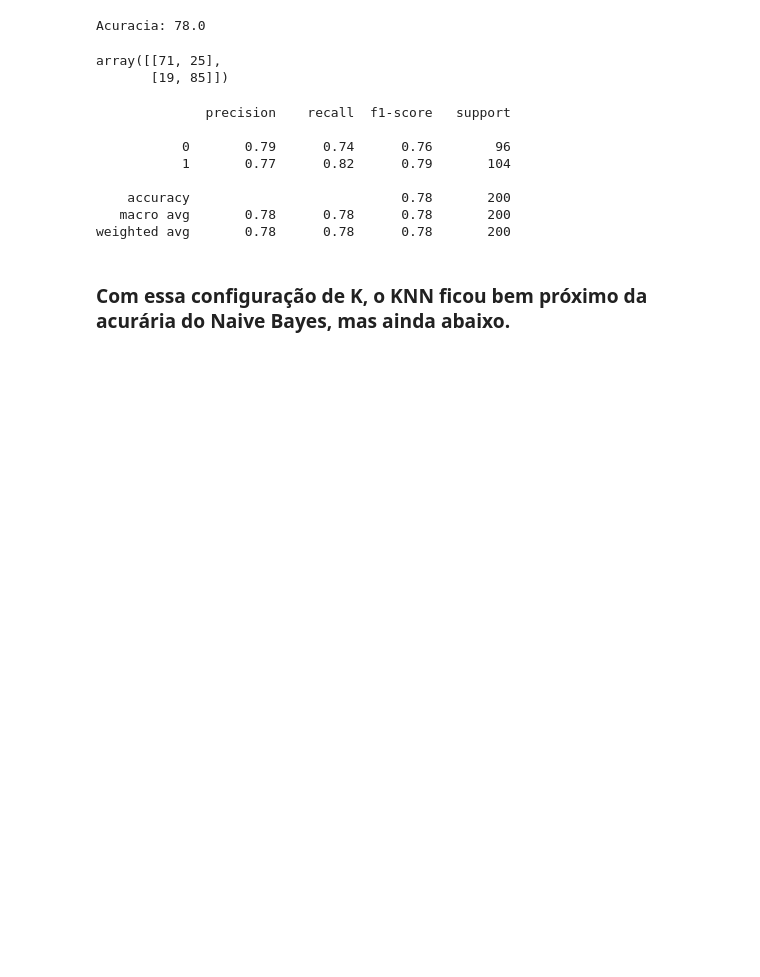
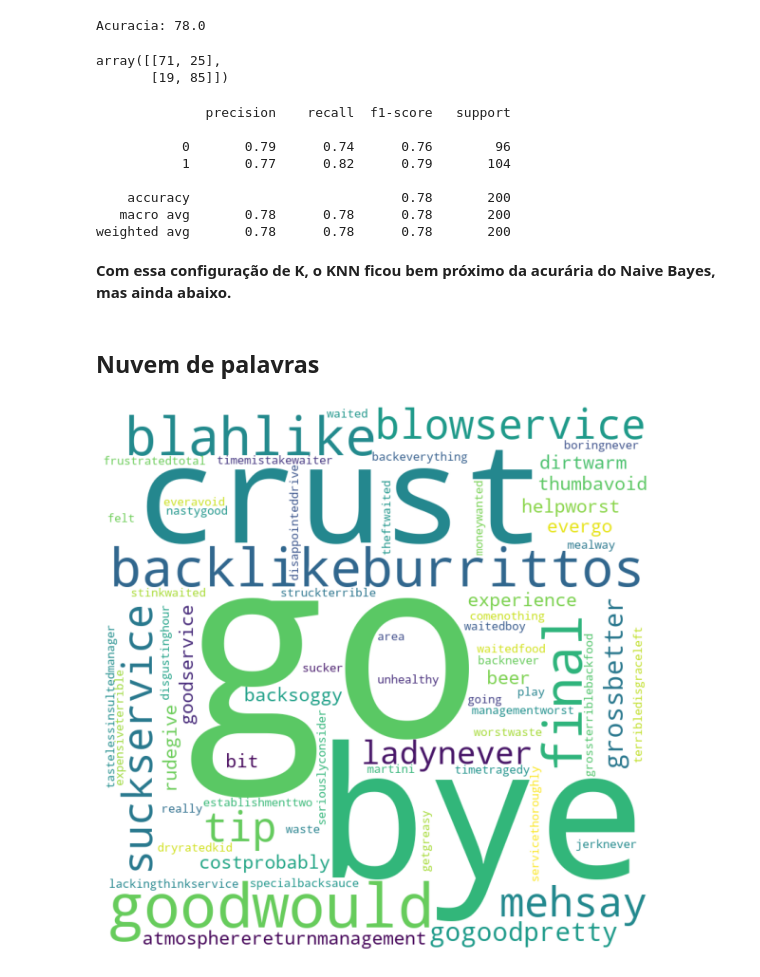
Before and after one commit to almirei/CatolicaSCMachineLearning, a Jupyter notebook: Aula4_NB_Restaurant_Reviews.ipynb, the cells around one changed output. Drawn from its saved outputs; the diff is of its cells as text; code cells hidden in the pictures; blank space fills up the shorter version.

```diff
--- a/Aula4_NB_Restaurant_Reviews.ipynb
+++ b/Aula4_NB_Restaurant_Reviews.ipynb
@@ -271,4 +269,32 @@ print(report)
    macro avg       0.78      0.78      0.78       200
 weighted avg       0.78      0.78      0.78       200
 # %% [markdown]
-### **Com essa configuração de K, o KNN ficou bem próximo da acurária do Naive Bayes, mas ainda abaixo.**
+**Com essa configuração de K, o KNN ficou bem próximo da acurária do Naive Bayes, mas ainda abaixo.**
+# %% [markdown]
+## **Nuvem de palavras**
+# %%
+# Filtrando por conceitos negativos e expressado com menos de 30 caracteres
+dfnegshort = df[(df['Liked'] == 0) & (df.Review.str.len() <= 30)].reset_index()
+
+corpus = []
+
+for i in range(0, len(dfnegshort)):
+    review = re.sub('[^a-zA-Z]', ' ', dfnegshort['Review'][i])
+    review = review.lower()
+    review = review.split()
+    review = [lemma.lemmatize(word) for word in review if not word in set(stopwords.words('english'))]
+    review = ' '.join(review)
+    corpus.append(review)
+# %%
+# Gerando nuvem de palavras global
+
+wordcloud = WordCloud(width = 800, height = 800, background_color ='white', min_font_size= 12).generate("".join(corpus))
+
+plt.figure(figsize = (8,8), facecolor = None)
+plt.imshow(wordcloud)
+plt.axis("off")
+plt.tight_layout(pad=0)
+
+plt.show()
+# %% [output]
+[figure, added]
```
Also changed, not shown: parts of 3 cells of this notebook, 4 other files.
